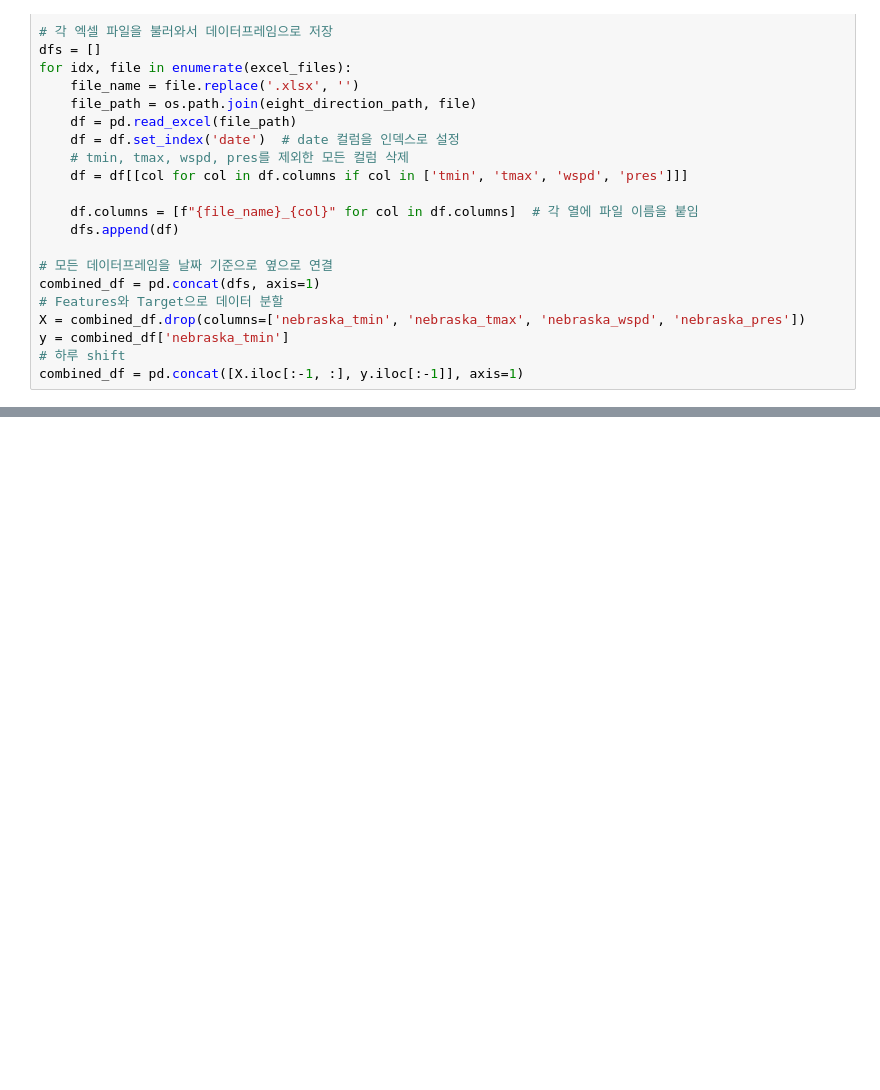
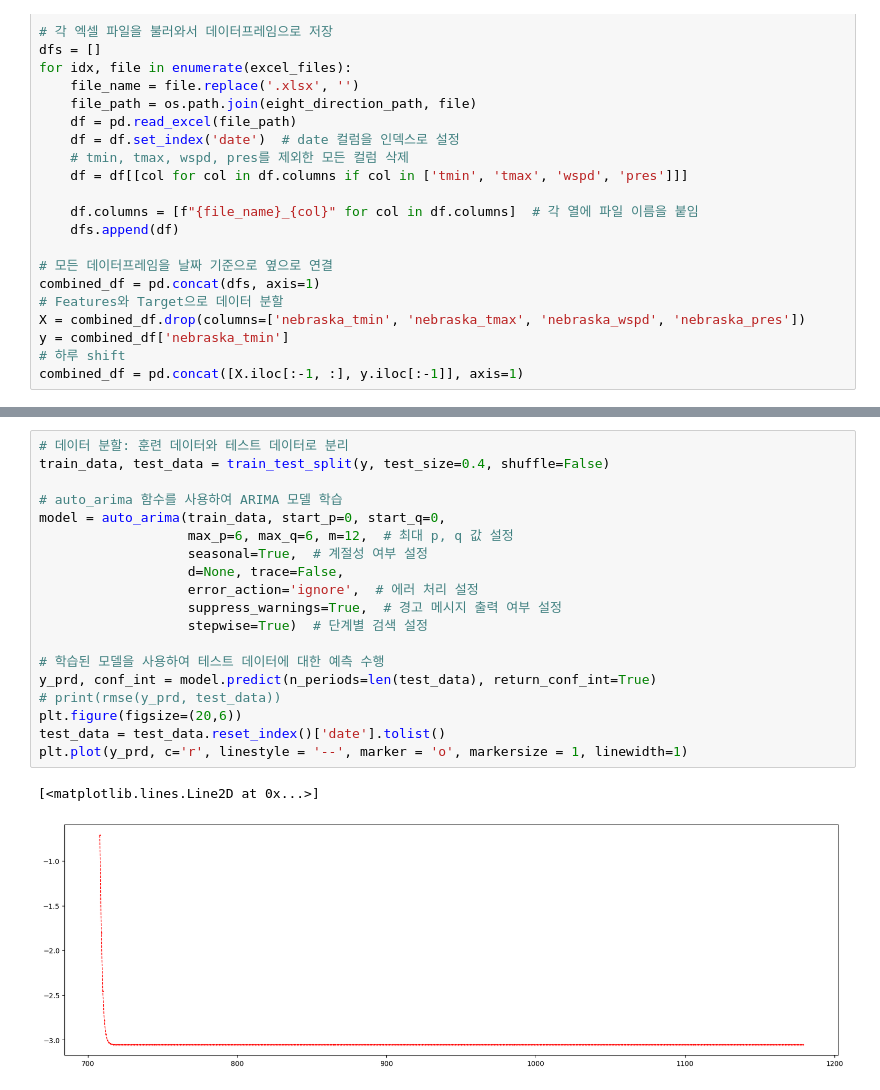
Before and after one commit to badjiyoon/da_study, a Jupyter notebook: wf/8direction_wf.ipynb, the cells around one changed output, grey strips where cells are left out. Drawn from its saved outputs; the diff is of its cells as text; blank space fills up the shorter version.

Commit message:
* auto_arima 추가

```diff
--- a/wf/8direction_wf.ipynb
+++ b/wf/8direction_wf.ipynb
@@ -162,0 +178,22 @@ plt.plot(y_prd, c='r', linestyle = '--', marker = 'o', markersize = 1, linewidth
+# %%
+# 데이터 분할: 훈련 데이터와 테스트 데이터로 분리
+train_data, test_data = train_test_split(y, test_size=0.4, shuffle=False)
+
+# auto_arima 함수를 사용하여 ARIMA 모델 학습
+model = auto_arima(train_data, start_p=0, start_q=0,
+                   max_p=6, max_q=6, m=12,  # 최대 p, q 값 설정
+                   seasonal=True,  # 계절성 여부 설정
+                   d=None, trace=False,
+                   error_action='ignore',  # 에러 처리 설정
+                   suppress_warnings=True,  # 경고 메시지 출력 여부 설정
+                   stepwise=True)  # 단계별 검색 설정
+
+# 학습된 모델을 사용하여 테스트 데이터에 대한 예측 수행
+y_prd, conf_int = model.predict(n_periods=len(test_data), return_conf_int=True)
+# print(rmse(y_prd, test_data))
+plt.figure(figsize=(20,6))
+test_data = test_data.reset_index()['date'].tolist()
+plt.plot(y_prd, c='r', linestyle = '--', marker = 'o', markersize = 1, linewidth=1)
+# %% [output]
+[<matplotlib.lines.Line2D at 0x...>]
+[figure, added]
```
Also changed, not shown: parts of 7 cells of this notebook.
